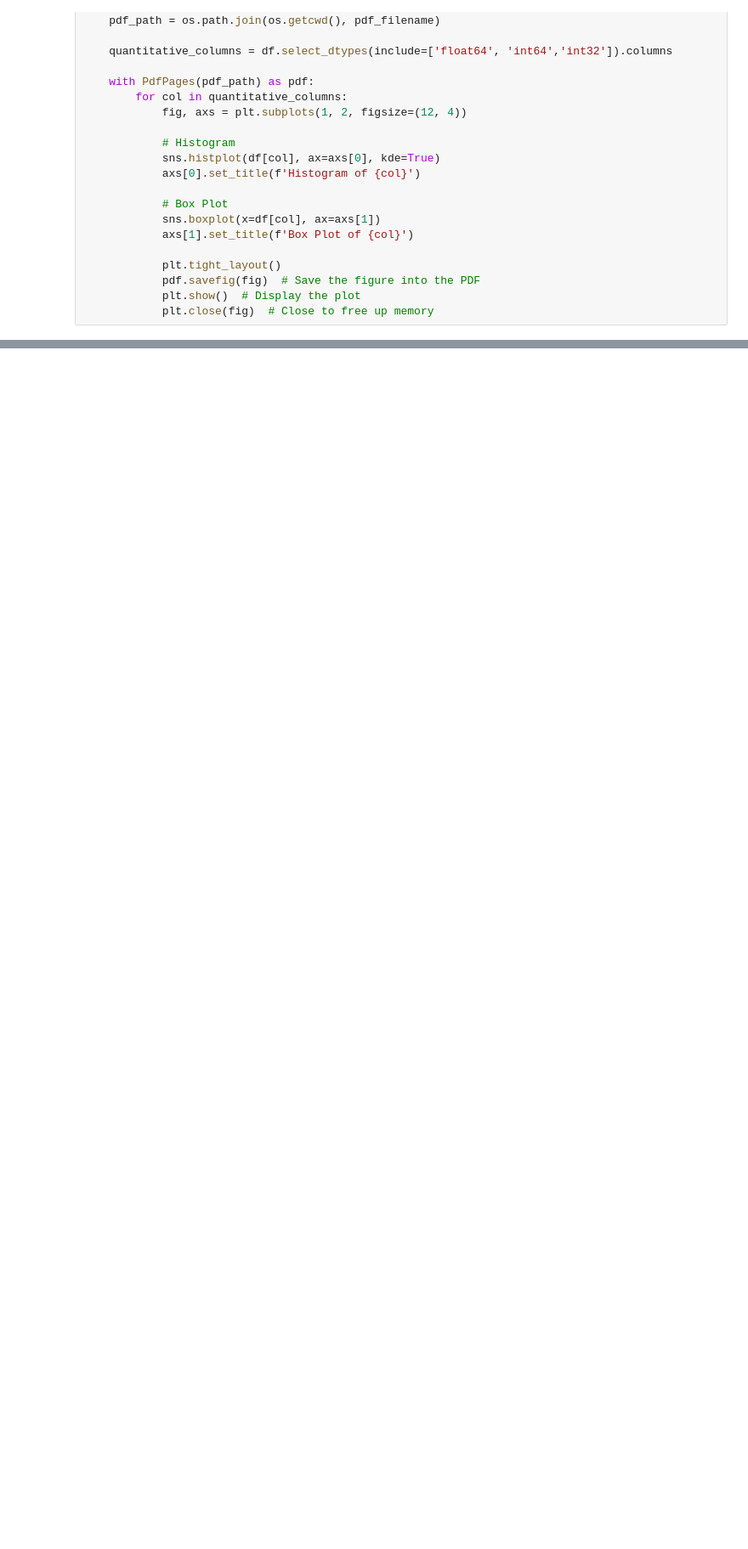
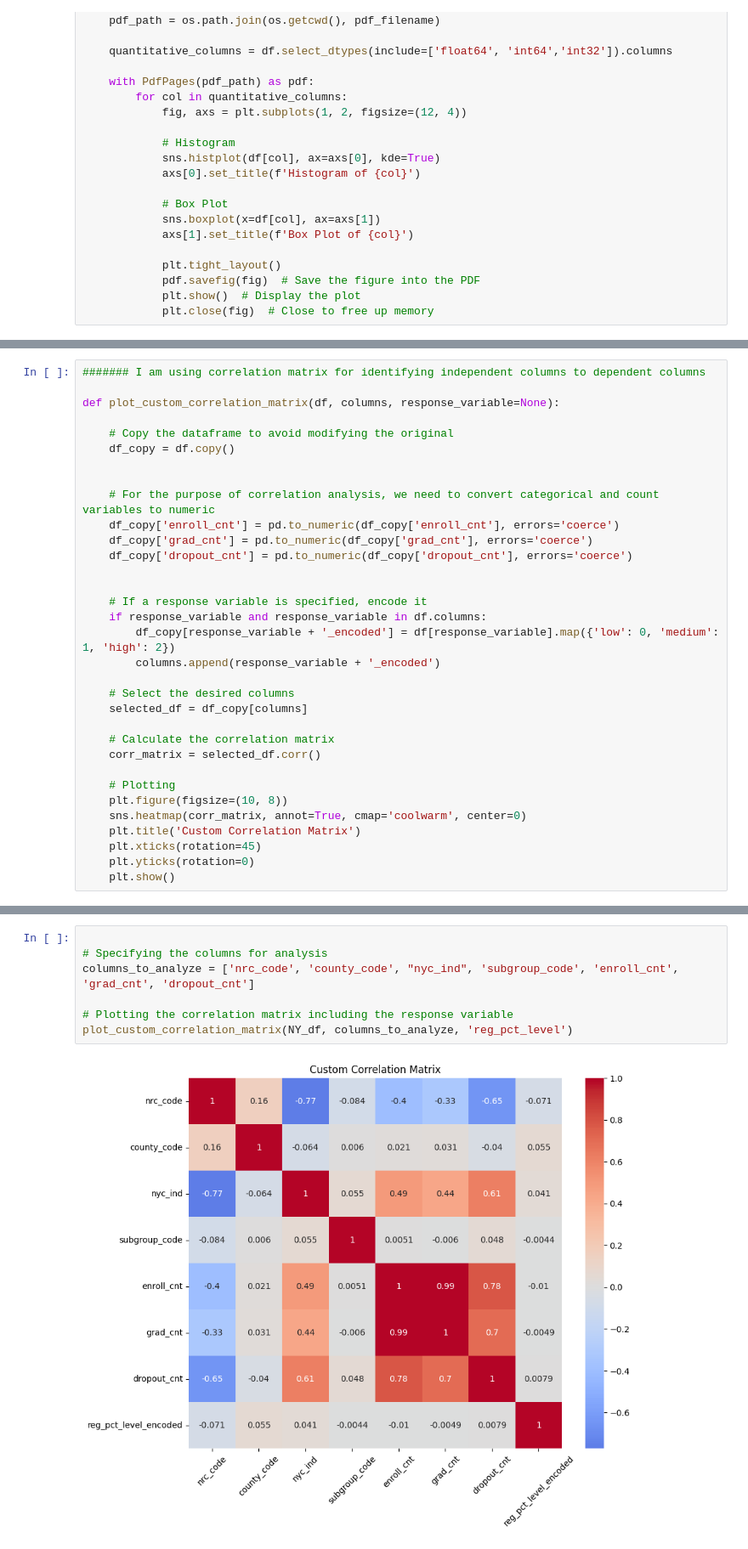
Before and after one commit to JetendraMulinti/DAV-6150---DataScience, a Jupyter notebook: M11 Practical Challenge Decision Tree versus Random Forest Performance/JetendraMulinti_M11.ipynb, the cells around one changed output, grey strips where cells are left out. Shown: that part at 85% size. Drawn from its saved outputs; the diff is of its cells as text; blank space fills up the shorter version.

```diff
--- a/M11 Practical Challenge Decision Tree versus Random Forest Performance/JetendraMulinti_M11.ipynb
+++ b/M11 Practical Challenge Decision Tree versus Random Forest Performance/JetendraMulinti_M11.ipynb
@@ -207,0 +499,33 @@ StopIteration:
+# %%
+####### I am using correlation matrix for identifying independent columns to dependent columns
+
+def plot_custom_correlation_matrix(df, columns, response_variable=None):
+
+    # Copy the dataframe to avoid modifying the original
+    df_copy = df.copy()
+
+
+    # For the purpose of correlation analysis, we need to convert categorical and count variables to numeric
+    df_copy['enroll_cnt'] = pd.to_numeric(df_copy['enroll_cnt'], errors='coerce')
+    df_copy['grad_cnt'] = pd.to_numeric(df_copy['grad_cnt'], errors='coerce')
+    df_copy['dropout_cnt'] = pd.to_numeric(df_copy['dropout_cnt'], errors='coerce')
+
+
+    # If a response variable is specified, encode it
+    if response_variable and response_variable in df.columns:
+        df_copy[response_variable + '_encoded'] = df[response_variable].map({'low': 0, 'medium': 1, 'high': 2})
+        columns.append(response_variable + '_encoded')
+
+    # Select the desired columns
+    selected_df = df_copy[columns]
+
+    # Calculate the correlation matrix
+    corr_matrix = selected_df.corr()
+
+    # Plotting
+    plt.figure(figsize=(10, 8))
+    sns.heatmap(corr_matrix, annot=True, cmap='coolwarm', center=0)
+    plt.title('Custom Correlation Matrix')
+    plt.xticks(rotation=45)
+    plt.yticks(rotation=0)
+    plt.show()
@@ -207,0 +534,9 @@ StopIteration:
+# %%
+
+# Specifying the columns for analysis
+columns_to_analyze = ['nrc_code', 'county_code', "nyc_ind", 'subgroup_code', 'enroll_cnt', 'grad_cnt', 'dropout_cnt']
+
+# Plotting the correlation matrix including the response variable
+plot_custom_correlation_matrix(NY_df, columns_to_analyze, 'reg_pct_level')
+# %% [output]
+[figure, added]
```
Also changed, not shown: parts of 40 cells of this notebook.
